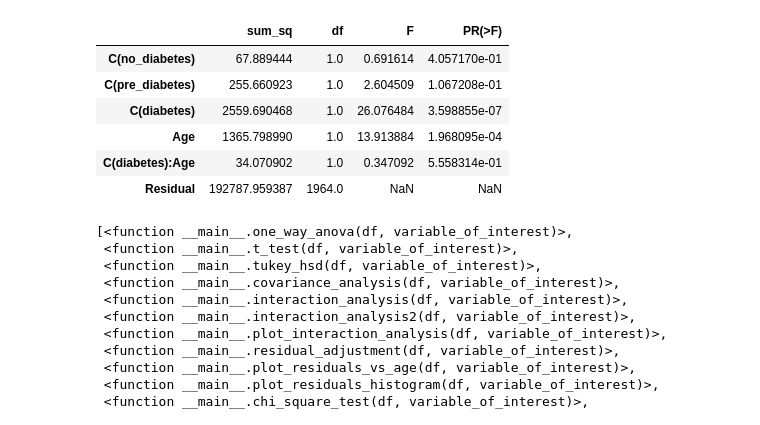
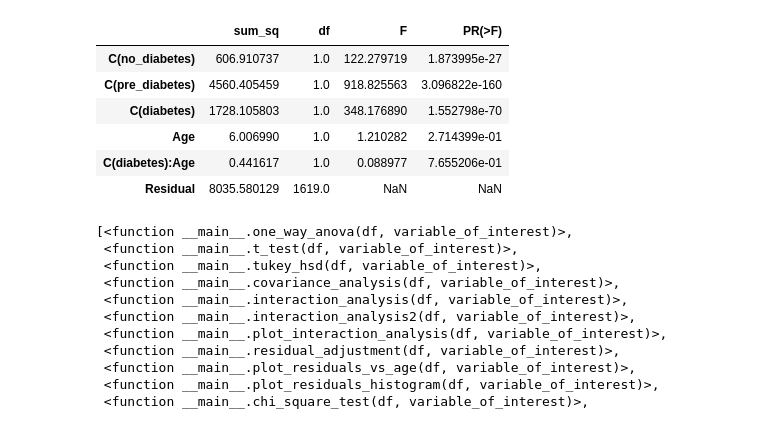
Before and after one commit to mehakrafiq/MedicalStats, a Jupyter notebook: Code/Notebook/Main_DataAnalysis.ipynb, the cells around one changed output. Saved outputs shown, nothing was run; the diff lists cells and outputs as text; code cells hidden in the pictures.

```diff
--- a/Code/Notebook/Main_DataAnalysis.ipynb
+++ b/Code/Notebook/Main_DataAnalysis.ipynb
@@ -97,25 +95,24 @@ dtype: int64
 age_groups = ['18-40', '40-60', '60+']
 
 # Define bins and labels for the age groups
-bins = [18, 40, 60, treatment_1['Age'].max()]
+bins = [18, 40, 60, treatment_5['Age'].max()]
 labels = age_groups
 
 # Create a new column 'age_group' based on the age groups defined
-treatment_1['age_group'] = pd.cut(treatment_1['Age'], bins=bins, labels=labels, right=True, include_lowest=True)
+treatment_5['age_group'] = pd.cut(treatment_5['Age'], bins=bins, labels=labels, right=True, include_lowest=True)
 
 
 # Create a new column 'Condition' based on the condition groups defined as 0, 1, 2
-condition_label  = [0]*treatment_1['no_diabetes'].sum() + \
-                   [1]*treatment_1['pre_diabetes'].sum() + \
-                   [2]*treatment_1['diabetes'].sum()
-treatment_1['Conditions'] = condition_labels
+condition_labels  = [0]*treatment_5['no_diabetes'].sum() + \
+                   [1]*treatment_5['pre_diabetes'].sum() + \
+                   [2]*treatment_5['diabetes'].sum()
+treatment_5['Conditions'] = condition_labels
 
 
 # Adding a small constant to specified columns
 epsilon = 0.01
 columns_to_add_epsilon = ['Length of Stay', 'Fall', 'U69', 'T81', 'T84', 'N17', 'I21', 'R96', 'TOD', 'INTENSIV']
-treatment_1[columns_to_add_epsilon] += epsilon
+treatment_5[columns_to_add_epsilon] += epsilon
 
-treatment_1.head(-20
-                 )
+treatment_5.head(-20)
 # %% [output]
@@ -260,15 +258,15 @@ def interaction_analysis(df, variable_of_interest):
     return interaction_anova_table
 # %%
 #testing for length of stay
-interaction_analysis(treatment_1, 'Length of Stay')
+interaction_analysis(treatment_5, 'Length of Stay')
 # %% [output]
 |  | sum_sq | df | F | PR(>F) |
-| C(no_diabetes) | 67.889444 | 1.0 | 0.691614 | 4.057170e-01 |
-| C(pre_diabetes) | 255.660923 | 1.0 | 2.604509 | 1.067208e-01 |
-| C(diabetes) | 2559.690468 | 1.0 | 26.076484 | 3.598855e-07 |
-| Age | 1365.798990 | 1.0 | 13.913884 | 1.968095e-04 |
-| C(diabetes):Age | 34.070902 | 1.0 | 0.347092 | 5.558314e-01 |
-| Residual | 192787.959387 | 1964.0 | NaN | NaN |
+| C(no_diabetes) | 606.910737 | 1.0 | 122.279719 | 1.873995e-27 |
+| C(pre_diabetes) | 4560.405459 | 1.0 | 918.825563 | 3.096822e-160 |
+| C(diabetes) | 1728.105803 | 1.0 | 348.176890 | 1.552798e-70 |
+| Age | 6.006990 | 1.0 | 1.210282 | 2.714399e-01 |
+| C(diabetes):Age | 0.441617 | 1.0 | 0.088977 | 7.655206e-01 |
+| Residual | 8035.580129 | 1619.0 | NaN | NaN |
 # %%
 #Run interaction analysis with of any variable of interest
 def interaction_analysis2(df, variable_of_interest):
```
Also changed, not shown: parts of 8 cells of this notebook, 59 other files.
